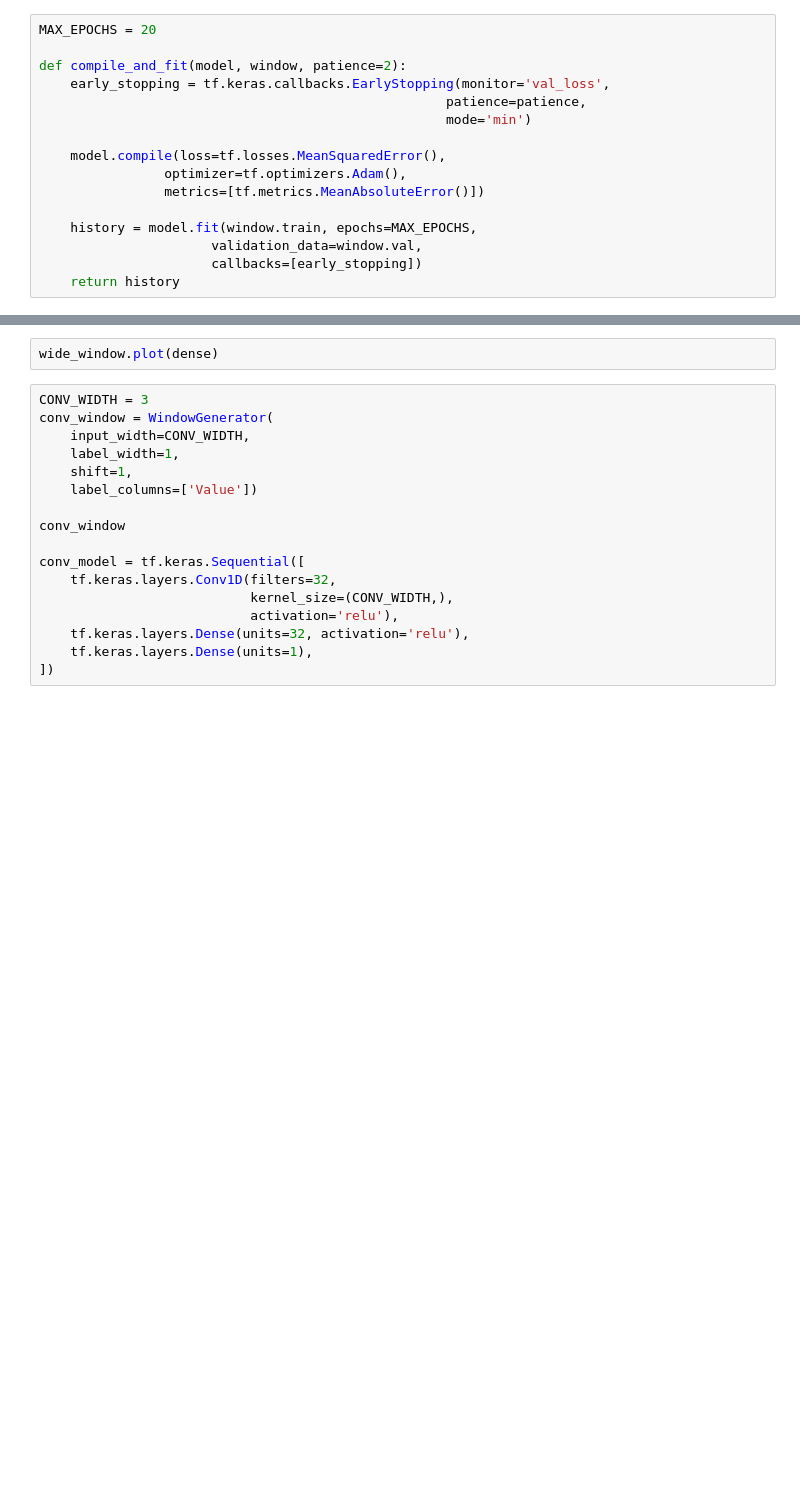
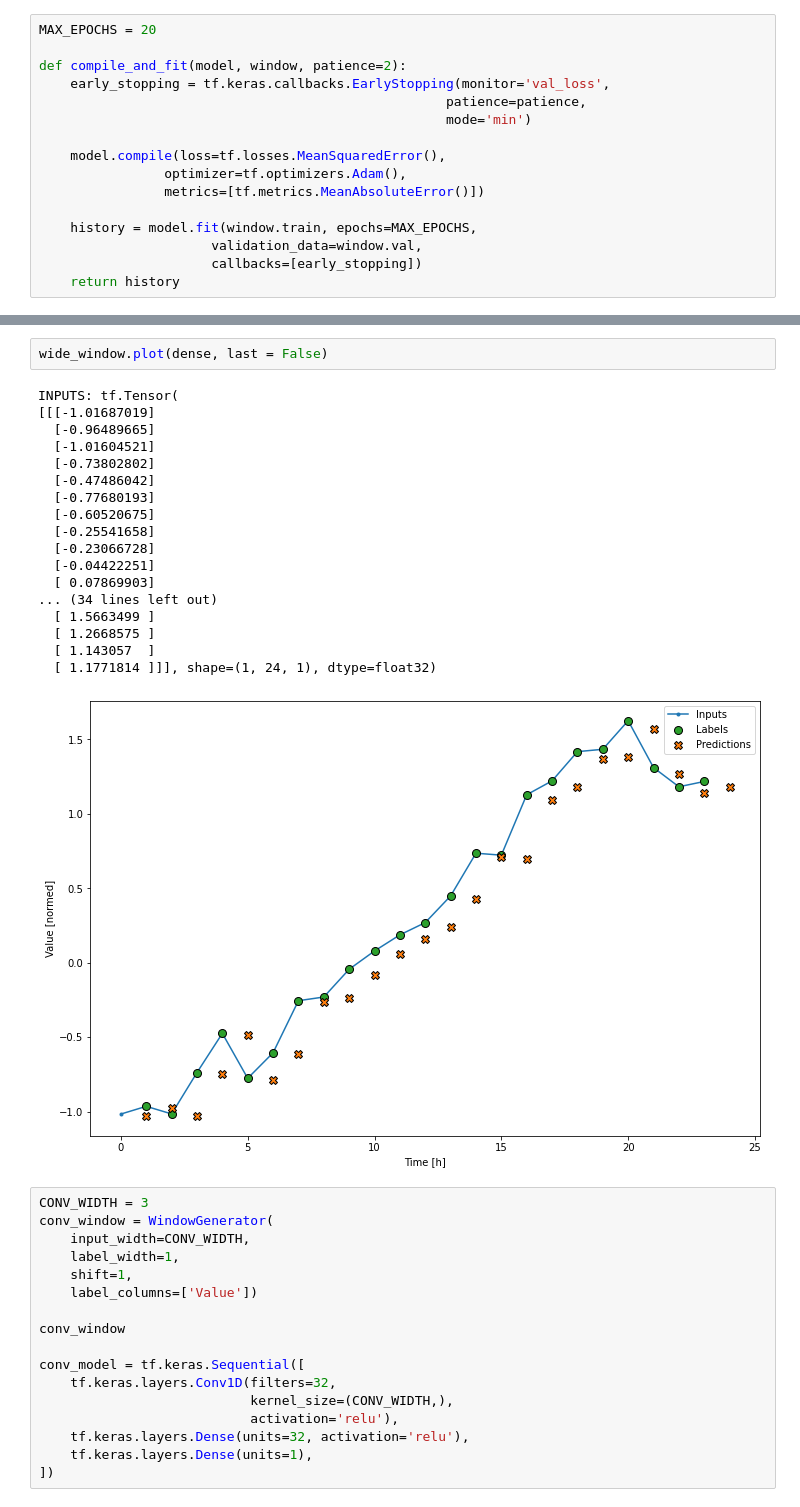
Before and after one commit to Pietro979/MaTh, a Jupyter notebook: CurrencyPrediction/Predictions/placz_i_zgrzytanie_zebow.ipynb, the cells around one changed output, grey strips where cells are left out. Drawn from its saved outputs; the diff is of its cells as text; blank space fills up the shorter version.

```diff
--- a/CurrencyPrediction/Predictions/placz_i_zgrzytanie_zebow.ipynb
+++ b/CurrencyPrediction/Predictions/placz_i_zgrzytanie_zebow.ipynb
@@ -367,5 +591,24 @@ performance['Dense'] = dense.evaluate(single_step_window.test, verbose=0)
 # %%
-wide_window.plot(dense)
+wide_window.plot(dense, last = False)
+# %% [output]
+INPUTS: tf.Tensor(
+[[[-1.01687019]
+  [-0.96489665]
+  [-1.01604521]
+  [-0.73802802]
+  [-0.47486042]
+  [-0.77680193]
+  [-0.60520675]
+  [-0.25541658]
+  [-0.23066728]
+  [-0.04422251]
+  [ 0.07869903]
+... (34 lines left out)
+  [ 1.5663499 ]
+  [ 1.2668575 ]
+  [ 1.143057  ]
+  [ 1.1771814 ]]], shape=(1, 24, 1), dtype=float32)
+[figure, added]
 # %%
 CONV_WIDTH = 3
 conv_window = WindowGenerator(
```
Also changed, not shown: parts of 35 cells of this notebook.
